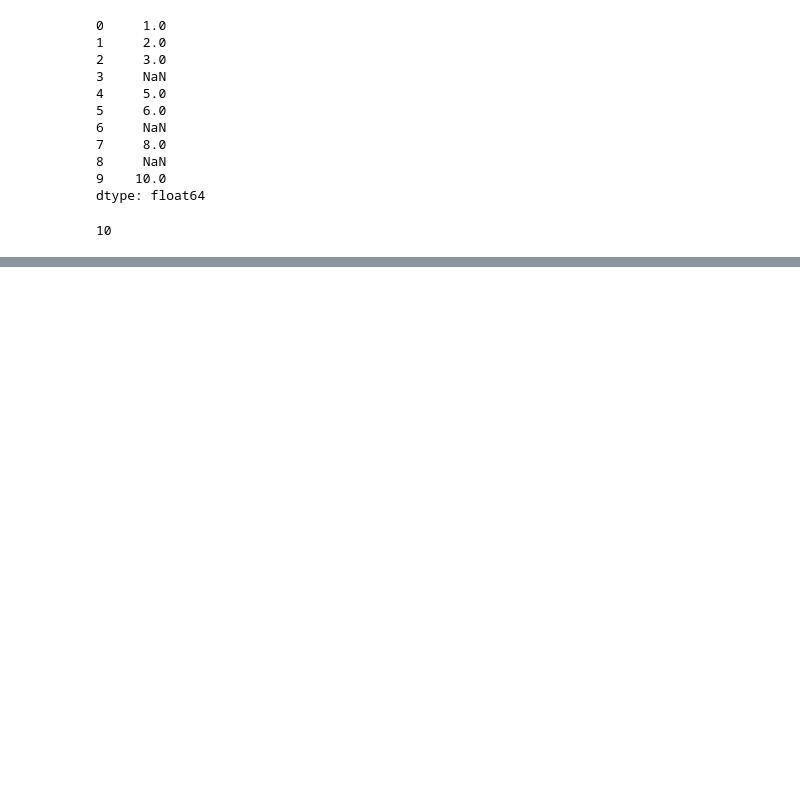
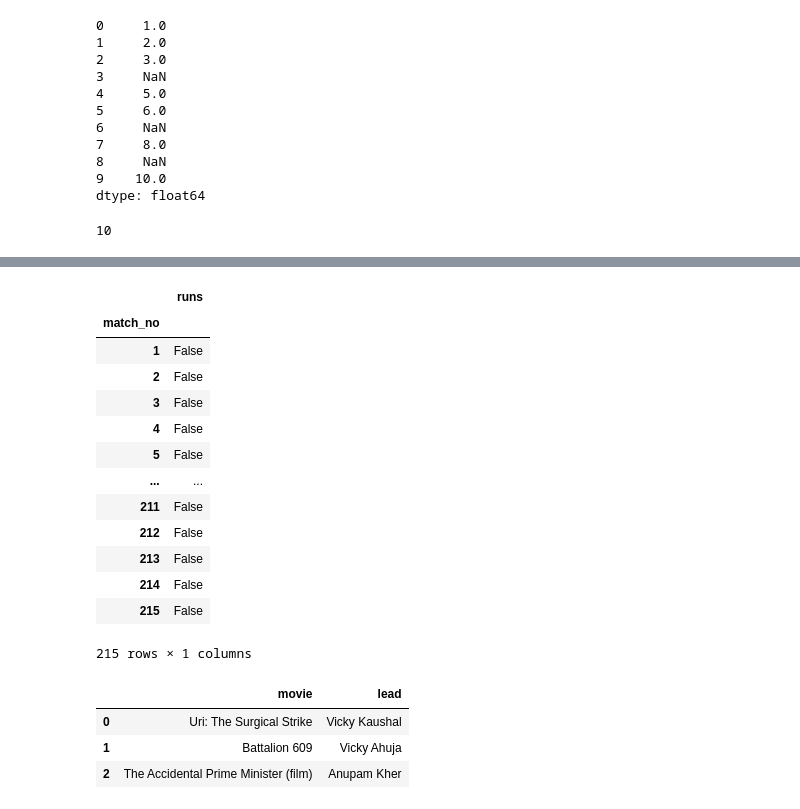
Before and after one commit to aayushmanz/Python-for-ML, a Jupyter notebook: Pandas in Python/Plot and Series Methods in Pandas.ipynb, the cells around one changed output, grey strips where cells are left out. Saved outputs shown, nothing was run; the diff lists cells and outputs as text; code cells hidden in the pictures; blank space fills up the shorter version.

```diff
--- a/Pandas in Python/Plot and Series Methods in Pandas.ipynb
+++ b/Pandas in Python/Plot and Series Methods in Pandas.ipynb
@@ -146,0 +214,25 @@ temp.isnull().size
+# %%
+vk.isin([49,99])
+# %% [output]
+|  | runs |
+| match_no |  |
+| 1 | False |
+| 2 | False |
+| 3 | False |
+| 4 | False |
+| 5 | False |
+| ... | ... |
+| 211 | False |
+| 212 | False |
+| 213 | False |
+| 214 | False |
+| 215 | False |
+215 rows × 1 columns
+# %%
+movies = pd.read_csv('/workspaces/Python-for-ML/Database from Kaggle/bollywood.csv')
+movies.head(3)
+# %% [output]
+|  | movie | lead |
+| 0 | Uri: The Surgical Strike | Vicky Kaushal |
+| 1 | Battalion 609 | Vicky Ahuja |
+| 2 | The Accidental Prime Minister (film) | Anupam Kher |
```
Also changed, not shown: parts of 12 cells of this notebook.
